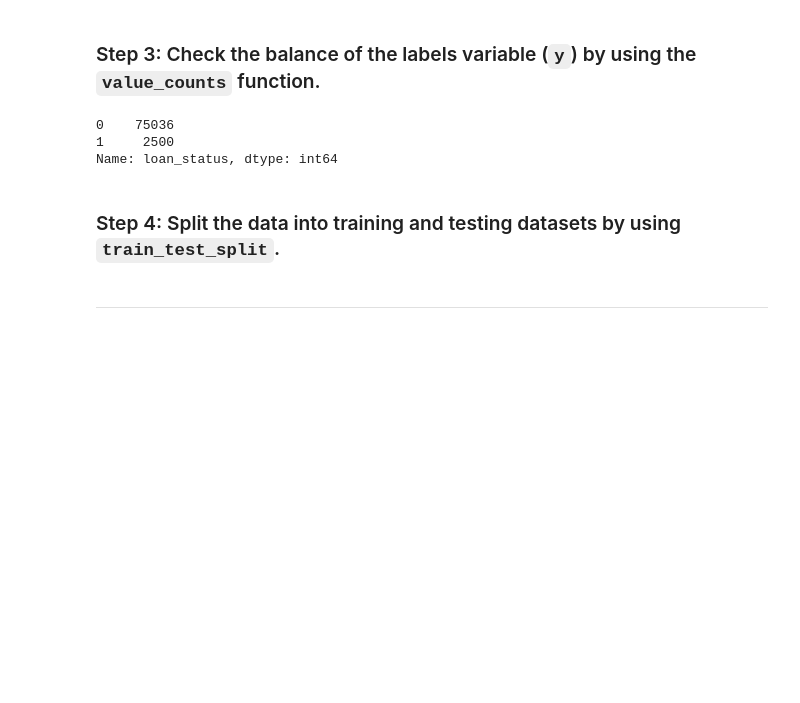
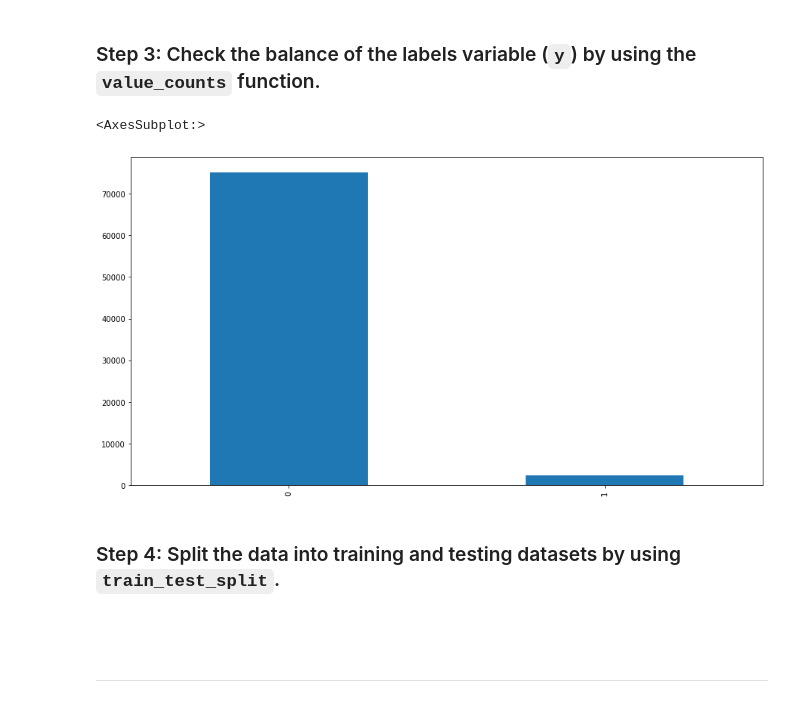
Before and after one commit to MuayThaiLegz/module_12, a Jupyter notebook: Starter_Code/credit_risk_resampling.ipynb, the cells around one changed output. Drawn from its saved outputs; the diff is of its cells as text; code cells hidden in the pictures; blank space fills up the shorter version.

```diff
--- a/Starter_Code/credit_risk_resampling.ipynb
+++ b/Starter_Code/credit_risk_resampling.ipynb
@@ -148,12 +150,11 @@ X_features.head()
 # %%
 # Check the balance of our target values
 # YOUR CODE HERE!
 
-y_labels.value_counts()
+y_labels.value_counts().plot.bar(figsize=(15,8))
 # %% [output]
-0    75036
-1     2500
-Name: loan_status, dtype: int64
+<AxesSubplot:>
+[figure, added]
 # %% [markdown]
 ### Step 4: Split the data into training and testing datasets by using `train_test_split`.
 # %%
@@ -164,6 +165,8 @@ from sklearn.model_selection import train_test_split
 # Assign a random_state of 1 to the function
 # YOUR CODE HERE!
 X_train, X_test, y_train, y_test = train_test_split(X_features, y_labels, random_state=1)
+# %% [markdown]
+#
 # %% [markdown]
 ---
 # %% [markdown]
```
Also changed, not shown: parts of 11 cells of this notebook.
